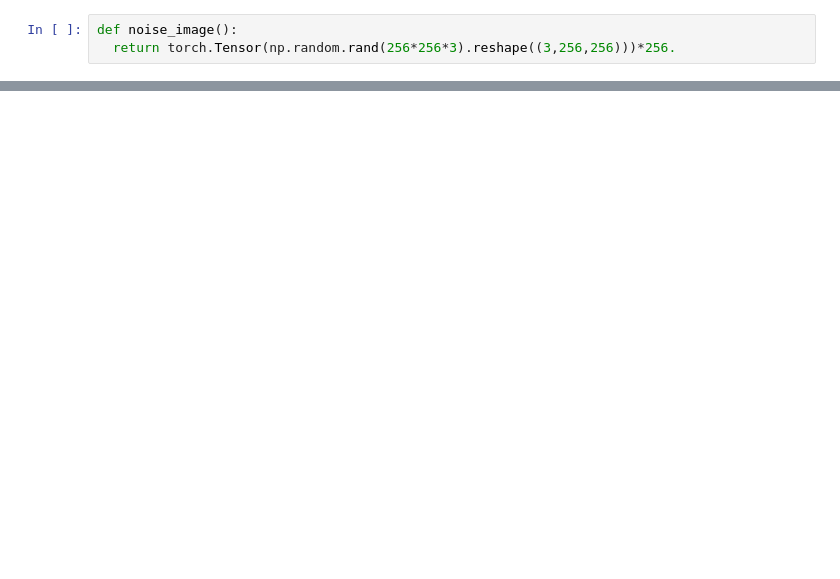
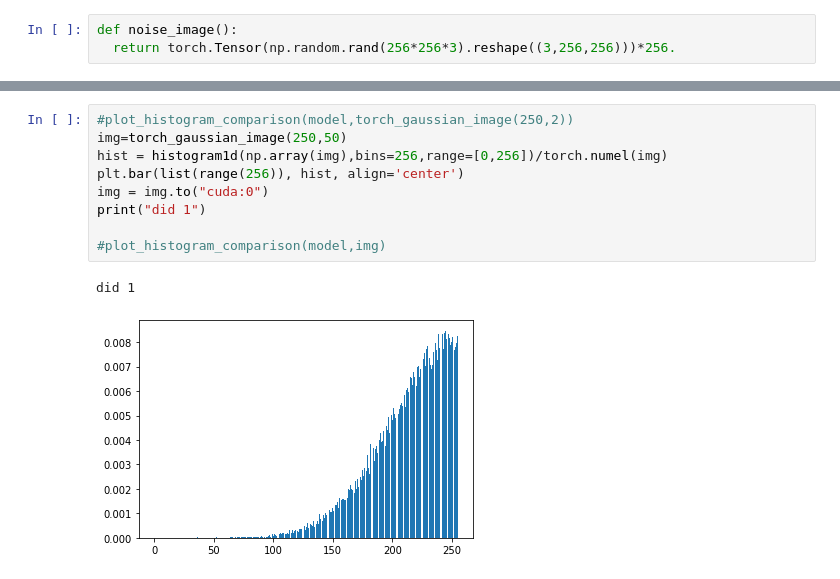
Before and after one commit to RolandBERTINJOHANNET/ColorHarmony, a Jupyter notebook: cycleGAN/notebooks/HarmonyTypeLoss.ipynb, the cells around one changed output, grey strips where cells are left out. Drawn from its saved outputs; the diff is of its cells as text; blank space fills up the shorter version.

```diff
--- a/cycleGAN/notebooks/HarmonyTypeLoss.ipynb
+++ b/cycleGAN/notebooks/HarmonyTypeLoss.ipynb
@@ -173,0 +258,12 @@ train_histmodel(model,32,50,50,2)
+# %%
+#plot_histogram_comparison(model,torch_gaussian_image(250,2))
+img=torch_gaussian_image(250,50)
+hist = histogram1d(np.array(img),bins=256,range=[0,256])/torch.numel(img)
+plt.bar(list(range(256)), hist, align='center')
+img = img.to("cuda:0")
+print("did 1")
+
+#plot_histogram_comparison(model,img)
+# %% [output]
+did 1
+[figure, added]
```
Also changed, not shown: parts of 14 cells of this notebook.
